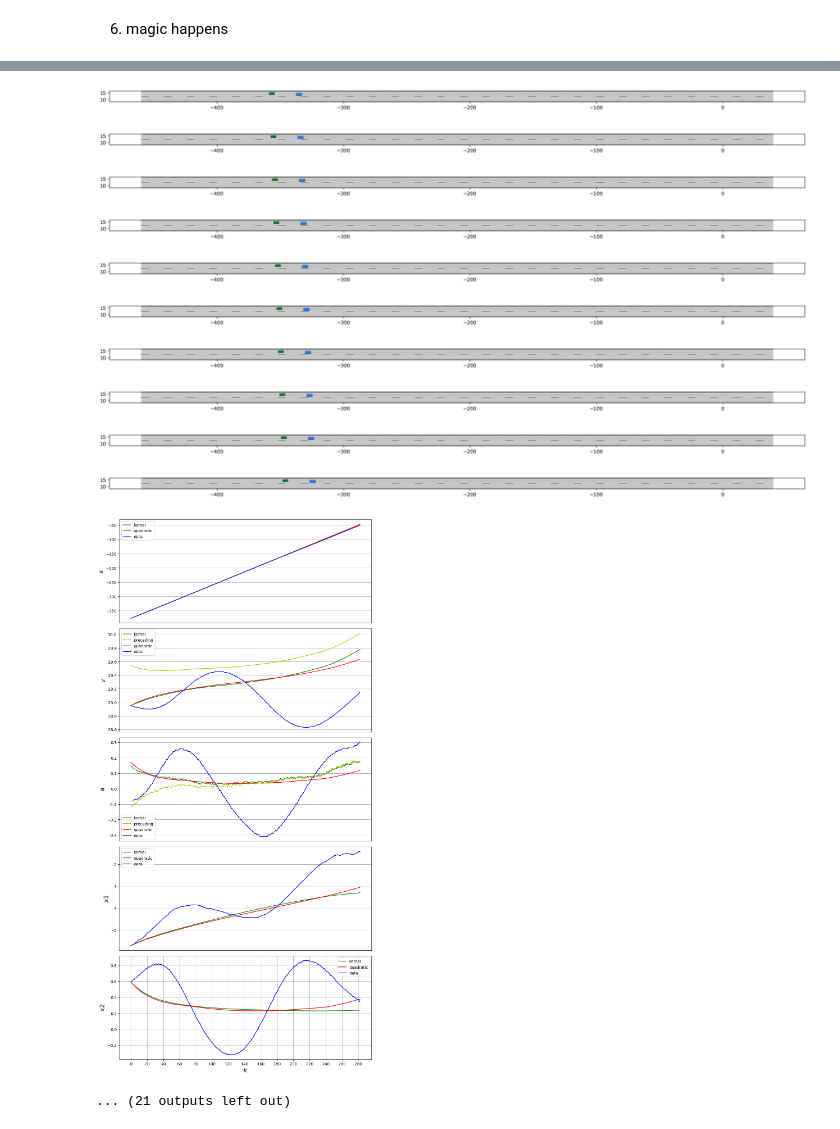
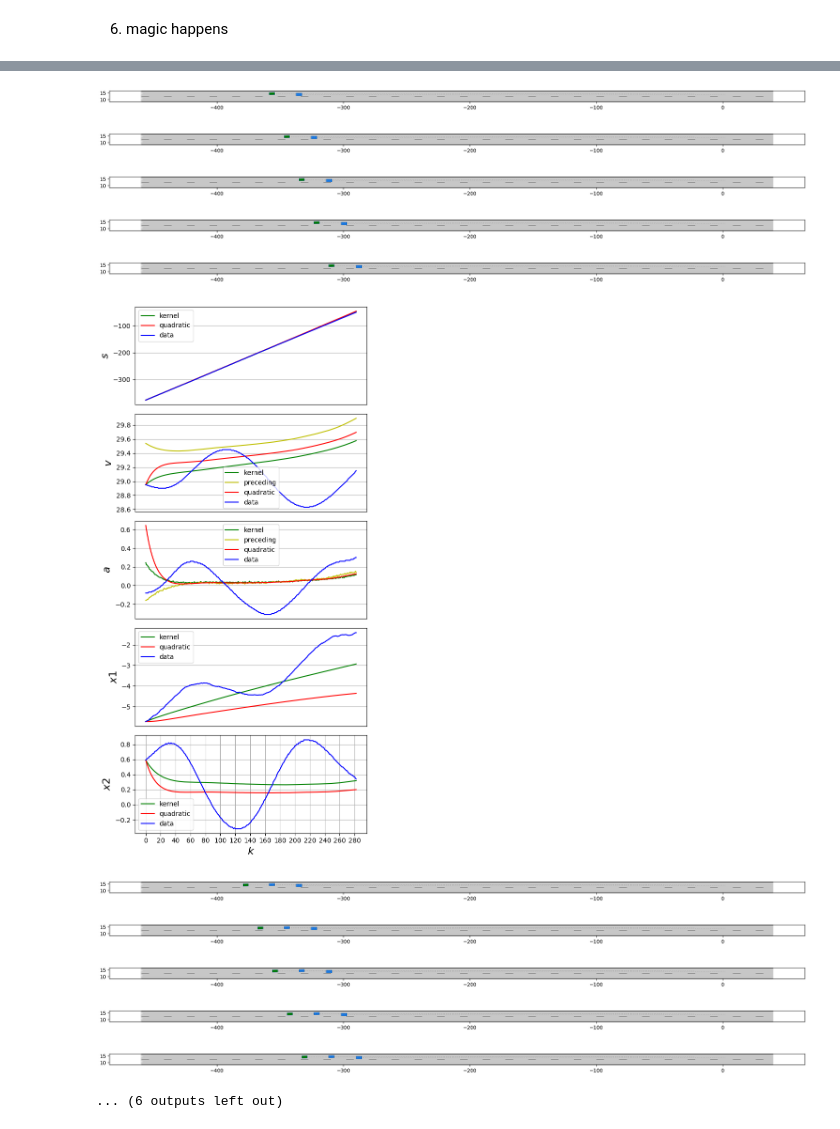
Before and after one commit to zhaoxs1121/IRL, a Jupyter notebook: kernel_regression.ipynb, the cells around one changed output, grey strips where cells are left out. Saved outputs shown, nothing was run; the diff lists cells and outputs as text; code cells hidden in the pictures.

```diff
--- a/kernel_regression.ipynb
+++ b/kernel_regression.ipynb
@@ -30,7 +30,7 @@ scenario.translate_rotate(translation, angle)
 planning_problem_set.translate_rotate(translation, angle)
 
 frame = 1342
-for i in range(frame,frame+5):
+for i in range(frame,frame+50,10):
     plt.figure(figsize=(25, 10))
     rnd = MPRenderer()
     rnd.draw_params.time_begin = i
@@ -258,7 +269,7 @@ from commonroad.scenario.trajectory import Trajectory
 from commonroad.prediction.prediction import TrajectoryPrediction
 from commonroad.visualization.draw_params import DynamicObstacleParams
 
-for i in range(N_vehicles - 1):
+for i in range(N_vehicles - 1):  #N_vehicles - 1):
     vehicle_pre = scenario.obstacles[i]
     x_pre = np.zeros((N + 1, 3))
     for j in range(N + 1):
@@ -276,30 +287,34 @@ for i in range(N_vehicles - 1):
     state_in_root_policy = x_initial
     u_pre = x_pre[0, 2]
 
-    def root_policy(u):
+    def root_policy_ker(u):
         return policy_kernel(u, u_pre, state_in_root_policy, x_data, alphas, p)
+
+    def root_policy_quad(u):
+        return policy_quadratic(u, u_pre, state_in_root_policy, alphas_opti, p)
 
     x = np.zeros((N + 1, 2))
     x[0, :] = x_initial
 
     u = np.zeros(N + 1)
-    u[0] = brentq(root_policy, -5, 5)
+    u[0] = brentq(root_policy_ker, -5, 5)
 
     x_quad = np.zeros((N + 1, 2))
     x_quad[0, :] = x_initial
 
     u_quad = np.zeros(N + 1)
-    u_quad[0] = policy_quadratic(x_initial, alphas_quad, p)
+    # u_quad[0] = policy_quadratic(x_initial, alphas_quad, p)
+    u_quad[0] = brentq(root_policy_quad, -5, 5)
 
     # u[0] = vf_weight * (policy_kernel(x_initial, x_data, alphas, p) if kernel
     #                     else policy_quadratic(x_initial, alphas_quad, p))
 
     # for j in range(N):
-    #     x[j + 1, :] = p.A @ x[j, :] + p.B * u[j]  # + p.D * x_pre[j, 2]
+    #     x[j + 1, :] = p.A @ x[j, :] + p.B * u[j] + p.D * x_pre[j, 2]
     #     x_quad[j + 1, :] = p.A @ x_quad[j, :] + p.B * u_quad[j]
     #     state_in_root_policy = x[j + 1, :]
     #     u_pre = x_pre[j, 2]
-    #     u[j + 1] = brentq(root_policy, -5, 5)
+    #     u[j + 1] = brentq(policy_kernel, -5, 5)
     #     u_quad[j + 1] = policy_quadratic(x_quad[j + 1, :], alphas_quad, p)
 
     # vel = x_pre[:, 1] - x[:, 1]
@@ -318,13 +333,16 @@ for i in range(N_vehicles - 1):
             [pos[j + 1] + p.h * vel[j + 1], vel[j + 1]])
         state_in_root_policy = x[j + 1, :]
         u_pre = x_pre[j, 2]
-        u[j + 1] = brentq(root_policy, -5, 5)
+        u[j + 1] = brentq(root_policy_ker, -5, 5)
 
         vel_quad[j + 1] = vel_quad[j] + dt * u_quad[j]
         pos_quad[j + 1] = pos_quad[j] + dt * vel_quad[j + 1]
         x_quad[j + 1, :] = x_pre[j + 1, :2] - np.array(
             [pos_quad[j + 1] + p.h * vel_quad[j + 1], vel_quad[j + 1]])
-        u_quad[j + 1] = policy_quadratic(x_quad[j + 1, :], alphas_quad, p)
+        # u_quad[j + 1] = policy_quadratic(x_quad[j + 1, :], alphas_quad, p)
+        state_in_root_policy = x_quad[j + 1, :]
+        u_pre = x_pre[j, 2]
+        u_quad[j + 1] = brentq(root_policy_quad, -5, 5)
 
     # print(u)
     # print(u_quad)
@@ -373,7 +391,7 @@ for i in range(N_vehicles - 1):
     # plot the scenario and the ego vehicle for each time step
     ego_params = DynamicObstacleParams()
     ego_params.vehicle_shape.occupancy.shape.facecolor = "g"
-    for j in range(initial_frame, initial_frame + 10):
+    for j in range(initial_frame, initial_frame + 50, 10):
         plt.figure(figsize=(25, 10))
         rnd = MPRenderer()
         rnd.draw_params.time_begin = j
@@ -391,12 +409,12 @@ for i in range(N_vehicles - 1):
 [figure]
-[figure, old version]
+[figure, new version]
 [figure]
-[figure, old version]
+[figure, new version]
-[figure, old version]
+[figure, new version]
-[figure, old version]
+[figure, new version]
-[figure, old version]
+[figure, new version]
 [figure]
-[figure, old version]
+[figure, new version]
 [figure]
-[figure, old version]
+[figure, new version]
-... (21 outputs left out)
+... (6 outputs left out)
```
Also changed, not shown: parts of 3 cells of this notebook.
